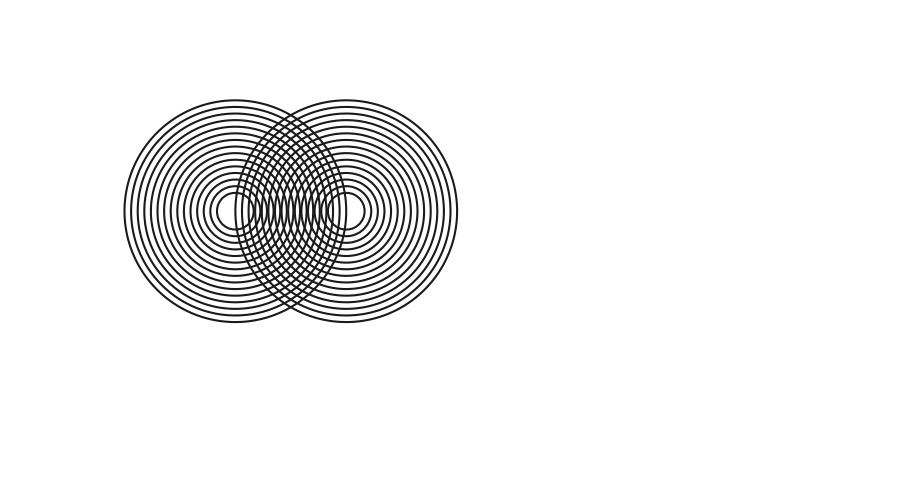
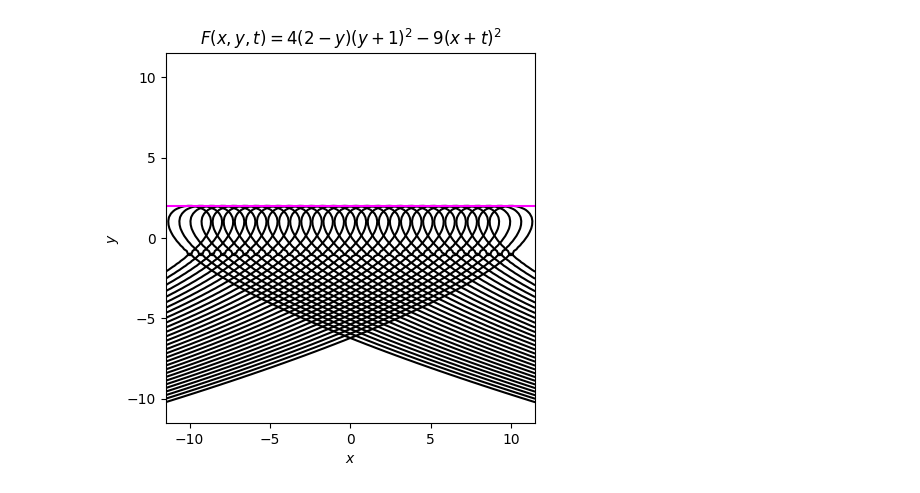
Before and after one commit to tutka13/Diploma-thesis, a Jupyter notebook: systems.ipynb, the cells around one changed output. Saved outputs shown, nothing was run; the diff lists cells and outputs as text; code cells hidden in the pictures; blank space fills up the shorter version.

```diff
--- a/systems.ipynb
+++ b/systems.ipynb
@@ -44,0 +239,20 @@ plt.show()
+# %%
+t_min = 0
+t_max = 2
+n = 15
+axlim = 5
+x = np.linspace(-axlim, axlim, 100)
+X, Y = np.meshgrid(x, x)
+
+for t in np.linspace(t_min, t_max, n):
+    Fxy = Y - (X+t)**3 - (X**2 + X - 1/2)
+    plt.contour(X, Y, Fxy, levels=[0], colors='black')
+
+Exy = X**2 + X - 1/2 - Y
+plt.contour(X, Y, Exy, 0, colors='magenta')
+
+plt.gca().set_aspect('equal')
+plt.xlabel('$x$')
+plt.ylabel('$y$')
+plt.title(r'$F(x, y, t) = y - (x+t)^3 - (x^2-x-\dfrac{1}{2})$')
+plt.show()
@@ -45,16 +261,23 @@ plt.show()
 # %%
-h = [-1.5, 1.5]
-axlim = 5
-x = np.linspace(-axlim,axlim,100)
-X, Y = np.meshgrid(x,x)
+t_min = -10
+t_max = 10
+n = 30
 
-for r in np.linspace(.5,3,15):
-    for hi in h:
-        Fxy = (X-hi)**2 + Y**2 - r**2
-        plt.contour(X, Y , Fxy, 0, colors=[.1,.1,.1])
+axlim = 11.5
+x = np.linspace(-axlim, axlim, 100)
+X, Y = np.meshgrid(x, x)
 
-plt.axis('off')
+for t in np.linspace(t_min, t_max, n):
+    Fxy = (4*(2-Y)*(Y+1)**2) - (9*(X+t)**2)
+    plt.contour(X, Y, Fxy, levels=[0], colors='black')
+
+Exy = Y - 2
+plt.contour(X, Y, Exy, levels=[0], colors='magenta')
+
 plt.gca().set_aspect('equal')
+plt.xlabel('$x$')
+plt.ylabel('$y$')
+plt.title(r'$F(x, y, t) = 4(2-y)(y+1)^2 - 9(x+t)^2$')
 plt.show()
 # %% [output]
-[figure, old version]
+[figure, new version]
```
Also changed, not shown: parts of 25 cells of this notebook.
